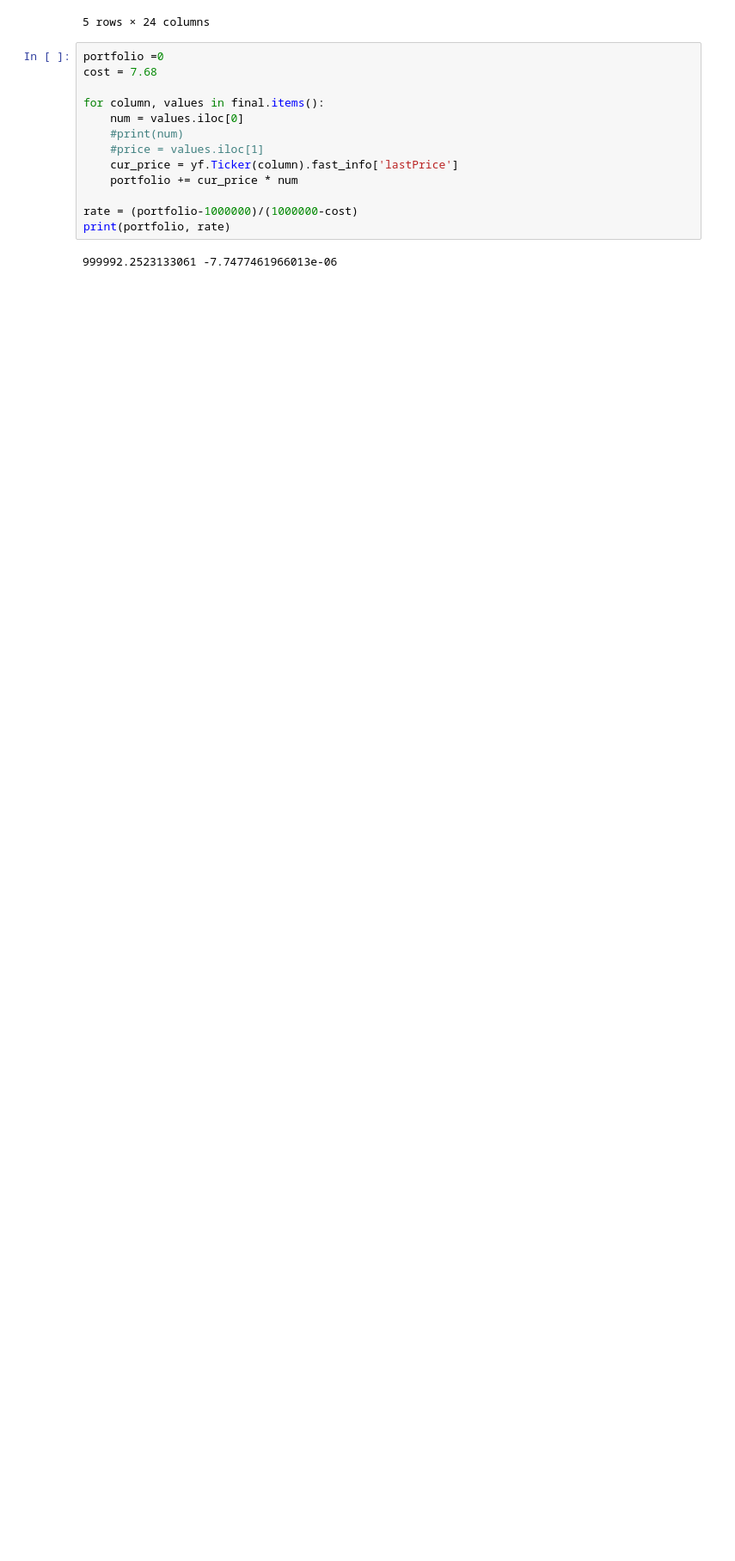
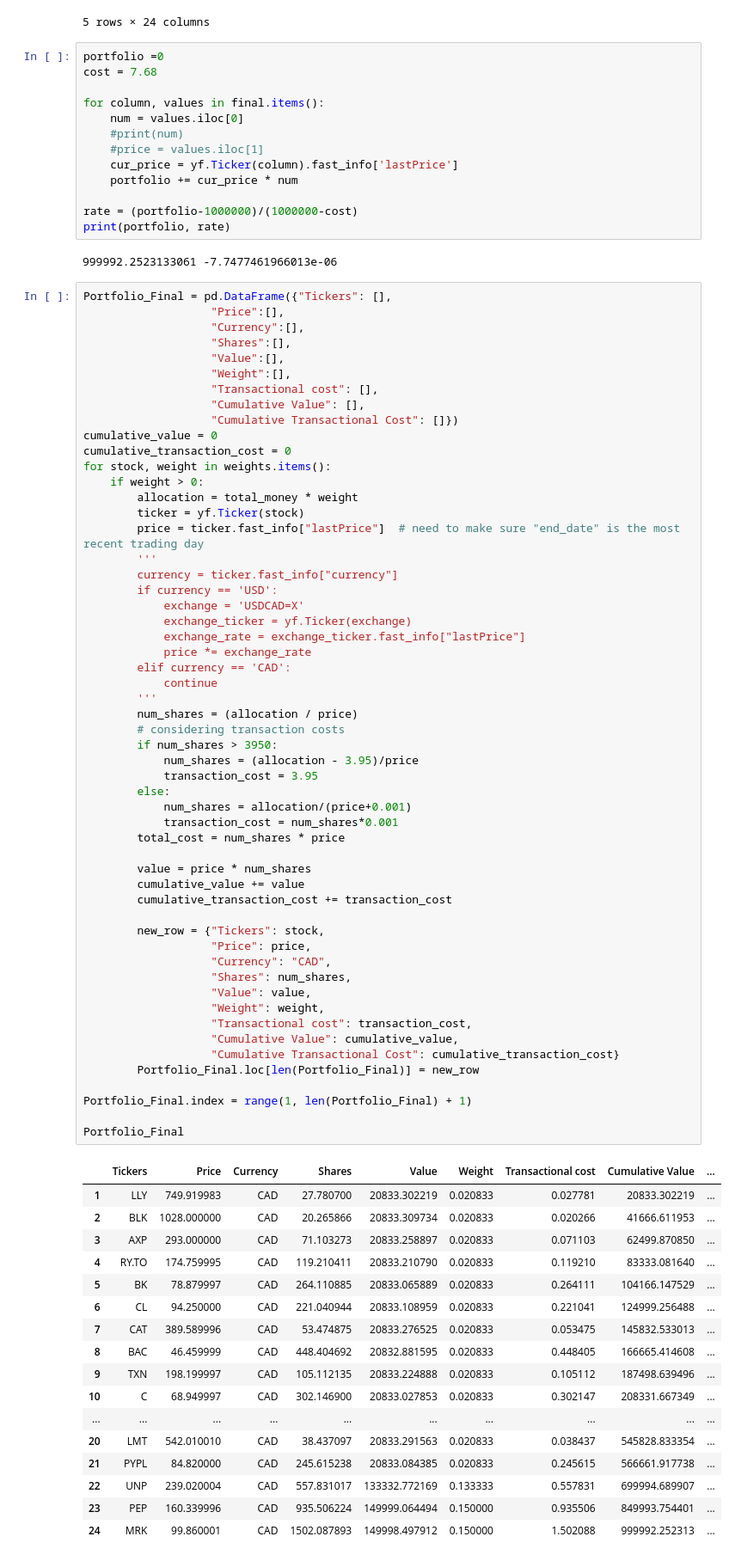
Before and after one commit to gsaujla/Robo-Advising, a Jupyter notebook: With Exchange rate + transaction costs.ipynb, the cells around one changed output. Shown at 86% size. Drawn from its saved outputs; the diff is of its cells as text; blank space fills up the shorter version.

```diff
--- a/With Exchange rate + transaction costs.ipynb
+++ b/With Exchange rate + transaction costs.ipynb
@@ -353,3 +357,76 @@ rate = (portfolio-1000000)/(1000000-cost)
 print(portfolio, rate)
 # %% [output]
 999992.2523133061 -7.7477461966013e-06
+# %%
+Portfolio_Final = pd.DataFrame({"Tickers": [],
+                   "Price":[],
+                   "Currency":[],
+                   "Shares":[],
+                   "Value":[],
+                   "Weight":[],
+                   "Transactional cost": [],
+                   "Cumulative Value": [],
+                   "Cumulative Transactional Cost": []})
+cumulative_value = 0
+cumulative_transaction_cost = 0
+for stock, weight in weights.items():
+    if weight > 0:
+        allocation = total_money * weight
+        ticker = yf.Ticker(stock)
+        price = ticker.fast_info["lastPrice"]  # need to make sure "end_date" is the most recent trading day
+        '''
+        currency = ticker.fast_info["currency"]
+        if currency == 'USD':
+            exchange = 'USDCAD=X'
+            exchange_ticker = yf.Ticker(exchange)
+            exchange_rate = exchange_ticker.fast_info["lastPrice"]
+            price *= exchange_rate
+        elif currency == 'CAD':
+            continue
+        '''
+        num_shares = (allocation / price)
+        # considering transaction costs
+        if num_shares > 3950:
+            num_shares = (allocation - 3.95)/price
+            transaction_cost = 3.95
+        else:
+            num_shares = allocation/(price+0.001)
+            transaction_cost = num_shares*0.001
+        total_cost = num_shares * price
+
+        value = price * num_shares
+        cumulative_value += value
+        cumulative_transaction_cost += transaction_cost
+
+        new_row = {"Tickers": stock,
+                   "Price": price,
+                   "Currency": "CAD",
+                   "Shares": num_shares,
+                   "Value": value,
+                   "Weight": weight,
+                   "Transactional cost": transaction_cost,
+                   "Cumulative Value": cumulative_value,
+                   "Cumulative Transactional Cost": cumulative_transaction_cost}
+        Portfolio_Final.loc[len(Portfolio_Final)] = new_row
+
+Portfolio_Final.index = range(1, len(Portfolio_Final) + 1)
+
+Portfolio_Final
+# %% [output]
+|  | Tickers | Price | Currency | Shares | Value | Weight | Transactional cost | Cumulative Value | ... |
+| 1 | LLY | 749.919983 | CAD | 27.780700 | 20833.302219 | 0.020833 | 0.027781 | 20833.302219 | ... |
+| 2 | BLK | 1028.000000 | CAD | 20.265866 | 20833.309734 | 0.020833 | 0.020266 | 41666.611953 | ... |
+| 3 | AXP | 293.000000 | CAD | 71.103273 | 20833.258897 | 0.020833 | 0.071103 | 62499.870850 | ... |
+| 4 | RY.TO | 174.759995 | CAD | 119.210411 | 20833.210790 | 0.020833 | 0.119210 | 83333.081640 | ... |
+| 5 | BK | 78.879997 | CAD | 264.110885 | 20833.065889 | 0.020833 | 0.264111 | 104166.147529 | ... |
+| 6 | CL | 94.250000 | CAD | 221.040944 | 20833.108959 | 0.020833 | 0.221041 | 124999.256488 | ... |
+| 7 | CAT | 389.589996 | CAD | 53.474875 | 20833.276525 | 0.020833 | 0.053475 | 145832.533013 | ... |
+| 8 | BAC | 46.459999 | CAD | 448.404692 | 20832.881595 | 0.020833 | 0.448405 | 166665.414608 | ... |
+| 9 | TXN | 198.199997 | CAD | 105.112135 | 20833.224888 | 0.020833 | 0.105112 | 187498.639496 | ... |
+| 10 | C | 68.949997 | CAD | 302.146900 | 20833.027853 | 0.020833 | 0.302147 | 208331.667349 | ... |
+| ... | ... | ... | ... | ... | ... | ... | ... | ... | ... |
+| 20 | LMT | 542.010010 | CAD | 38.437097 | 20833.291563 | 0.020833 | 0.038437 | 545828.833354 | ... |
+| 21 | PYPL | 84.820000 | CAD | 245.615238 | 20833.084385 | 0.020833 | 0.245615 | 566661.917738 | ... |
+| 22 | UNP | 239.020004 | CAD | 557.831017 | 133332.772169 | 0.133333 | 0.557831 | 699994.689907 | ... |
+| 23 | PEP | 160.339996 | CAD | 935.506224 | 149999.064494 | 0.150000 | 0.935506 | 849993.754401 | ... |
+| 24 | MRK | 99.860001 | CAD | 1502.087893 | 149998.497912 | 0.150000 | 1.502088 | 999992.252313 | ... |
```
Also changed, not shown: parts of 2 cells of this notebook.
